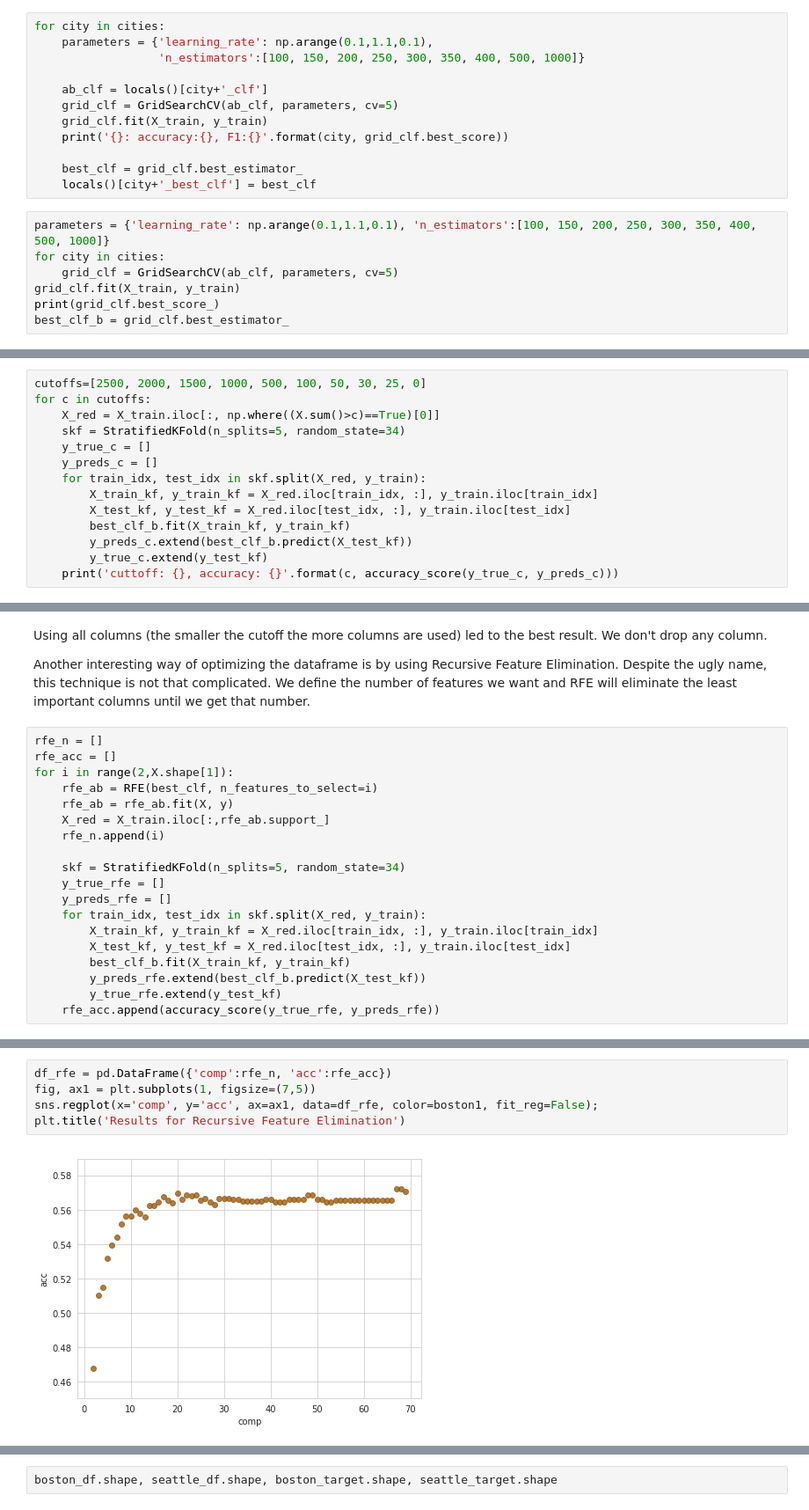
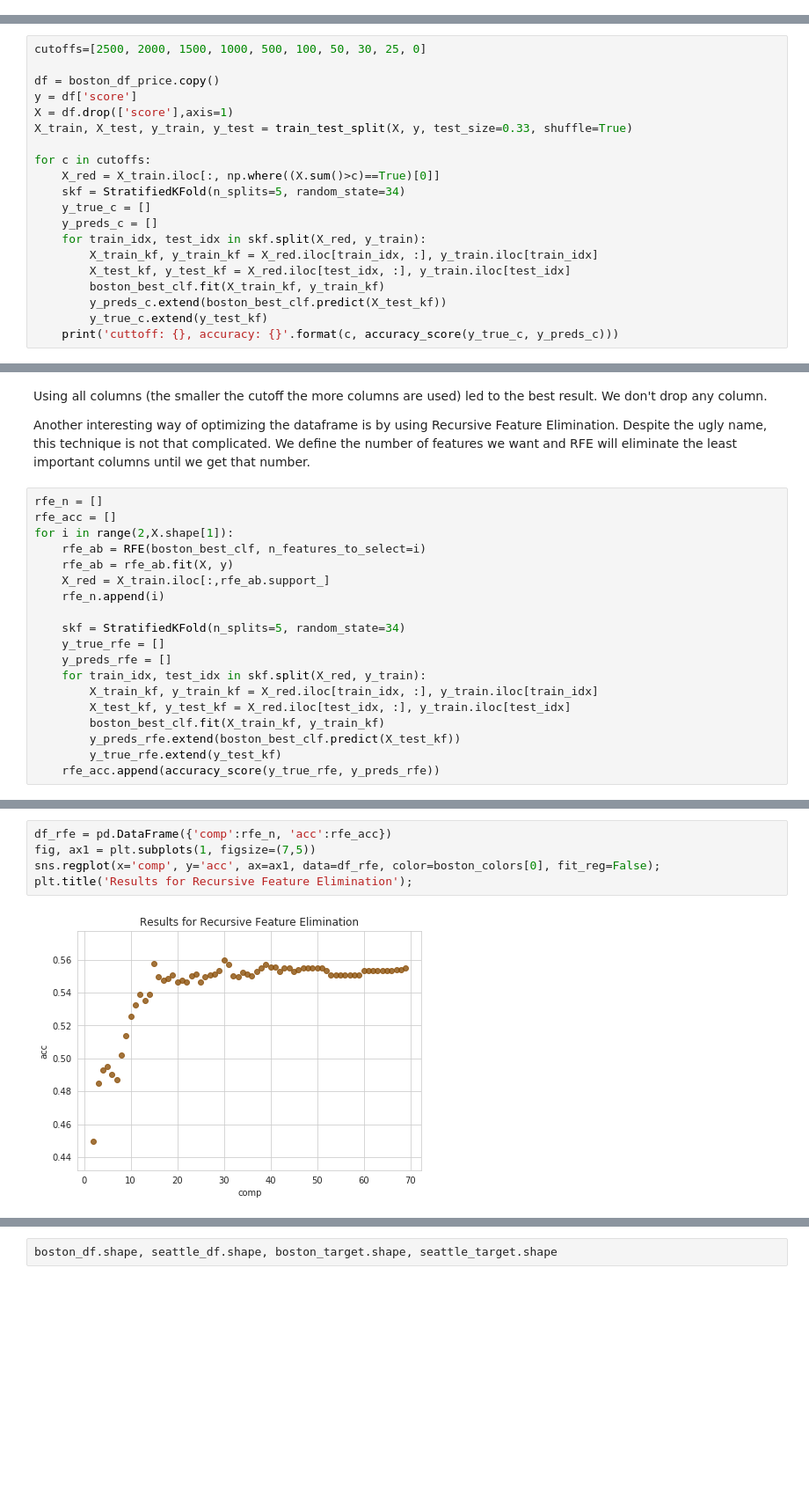
Before and after one commit to bvcmartins/dsndProject4, a Jupyter notebook: airbnb_project.ipynb, the cells around one changed output, grey strips where cells are left out. Shown at 88% size. Drawn from its saved outputs; the diff is of its cells as text; blank space fills up the shorter version.

```diff
--- a/airbnb_project.ipynb
+++ b/airbnb_project.ipynb
@@ -559,21 +561,2 @@ seattle: accuracy:0.5676838810641628, F1:0.5584135614580996
 # %% [markdown]
 We got approximately the same accuracy and F1 scores for both cities. Next, we can use some tricks to improve this result. Let's run GridSearchCV to optimize the hyperparameters.
-# %%
-for city in cities:
-    parameters = {'learning_rate': np.arange(0.1,1.1,0.1),
-                  'n_estimators':[100, 150, 200, 250, 300, 350, 400, 500, 1000]}
-
-    ab_clf = locals()[city+'_clf']
-    grid_clf = GridSearchCV(ab_clf, parameters, cv=5)
-    grid_clf.fit(X_train, y_train)
-    print('{}: accuracy:{}, F1:{}'.format(city, grid_clf.best_score))
-
-    best_clf = grid_clf.best_estimator_
-    locals()[city+'_best_clf'] = best_clf
-# %%
-parameters = {'learning_rate': np.arange(0.1,1.1,0.1), 'n_estimators':[100, 150, 200, 250, 300, 350, 400, 500, 1000]}
-for city in cities:
-    grid_clf = GridSearchCV(ab_clf, parameters, cv=5)
-grid_clf.fit(X_train, y_train)
-print(grid_clf.best_score_)
-best_clf_b = grid_clf.best_estimator_
@@ -586,5 +635,11 @@ Next, we try to optimize the dataframe itself by selecting the columns to be con
 # %%
 cutoffs=[2500, 2000, 1500, 1000, 500, 100, 50, 30, 25, 0]
+
+df = boston_df_price.copy()
+y = df['score']
+X = df.drop(['score'],axis=1)
+X_train, X_test, y_train, y_test = train_test_split(X, y, test_size=0.33, shuffle=True)
+
 for c in cutoffs:
     X_red = X_train.iloc[:, np.where((X.sum()>c)==True)[0]]
     skf = StratifiedKFold(n_splits=5, random_state=34)
@@ -593,8 +648,8 @@ for c in cutoffs:
     for train_idx, test_idx in skf.split(X_red, y_train):
         X_train_kf, y_train_kf = X_red.iloc[train_idx, :], y_train.iloc[train_idx]
         X_test_kf, y_test_kf = X_red.iloc[test_idx, :], y_train.iloc[test_idx]
-        best_clf_b.fit(X_train_kf, y_train_kf)
-        y_preds_c.extend(best_clf_b.predict(X_test_kf))
+        boston_best_clf.fit(X_train_kf, y_train_kf)
+        y_preds_c.extend(boston_best_clf.predict(X_test_kf))
         y_true_c.extend(y_test_kf)
     print('cuttoff: {}, accuracy: {}'.format(c, accuracy_score(y_true_c, y_preds_c)))
 # %% [output]
@@ -616,7 +671,7 @@ Another interesting way of optimizing the dataframe is by using Recursive Featur
 rfe_n = []
 rfe_acc = []
 for i in range(2,X.shape[1]):
-    rfe_ab = RFE(best_clf, n_features_to_select=i)
+    rfe_ab = RFE(boston_best_clf, n_features_to_select=i)
     rfe_ab = rfe_ab.fit(X, y)
     X_red = X_train.iloc[:,rfe_ab.support_]
     rfe_n.append(i)
@@ -627,7 +682,7 @@ for i in range(2,X.shape[1]):
     for train_idx, test_idx in skf.split(X_red, y_train):
         X_train_kf, y_train_kf = X_red.iloc[train_idx, :], y_train.iloc[train_idx]
         X_test_kf, y_test_kf = X_red.iloc[test_idx, :], y_train.iloc[test_idx]
-        best_clf_b.fit(X_train_kf, y_train_kf)
-        y_preds_rfe.extend(best_clf_b.predict(X_test_kf))
+        boston_best_clf.fit(X_train_kf, y_train_kf)
+        y_preds_rfe.extend(boston_best_clf.predict(X_test_kf))
         y_true_rfe.extend(y_test_kf)
     rfe_acc.append(accuracy_score(y_true_rfe, y_preds_rfe))
@@ -636,7 +689,7 @@ NameError: name 'best_clf' is not defined
 # %%
 df_rfe = pd.DataFrame({'comp':rfe_n, 'acc':rfe_acc})
 fig, ax1 = plt.subplots(1, figsize=(7,5))
-sns.regplot(x='comp', y='acc', ax=ax1, data=df_rfe, color=boston1, fit_reg=False);
-plt.title('Results for Recursive Feature Elimination')
+sns.regplot(x='comp', y='acc', ax=ax1, data=df_rfe, color=boston_colors[0], fit_reg=False);
+plt.title('Results for Recursive Feature Elimination');
 # %% [output]
-[figure, old version]
+[figure, new version]
```
Also changed, not shown: parts of 23 cells of this notebook.
